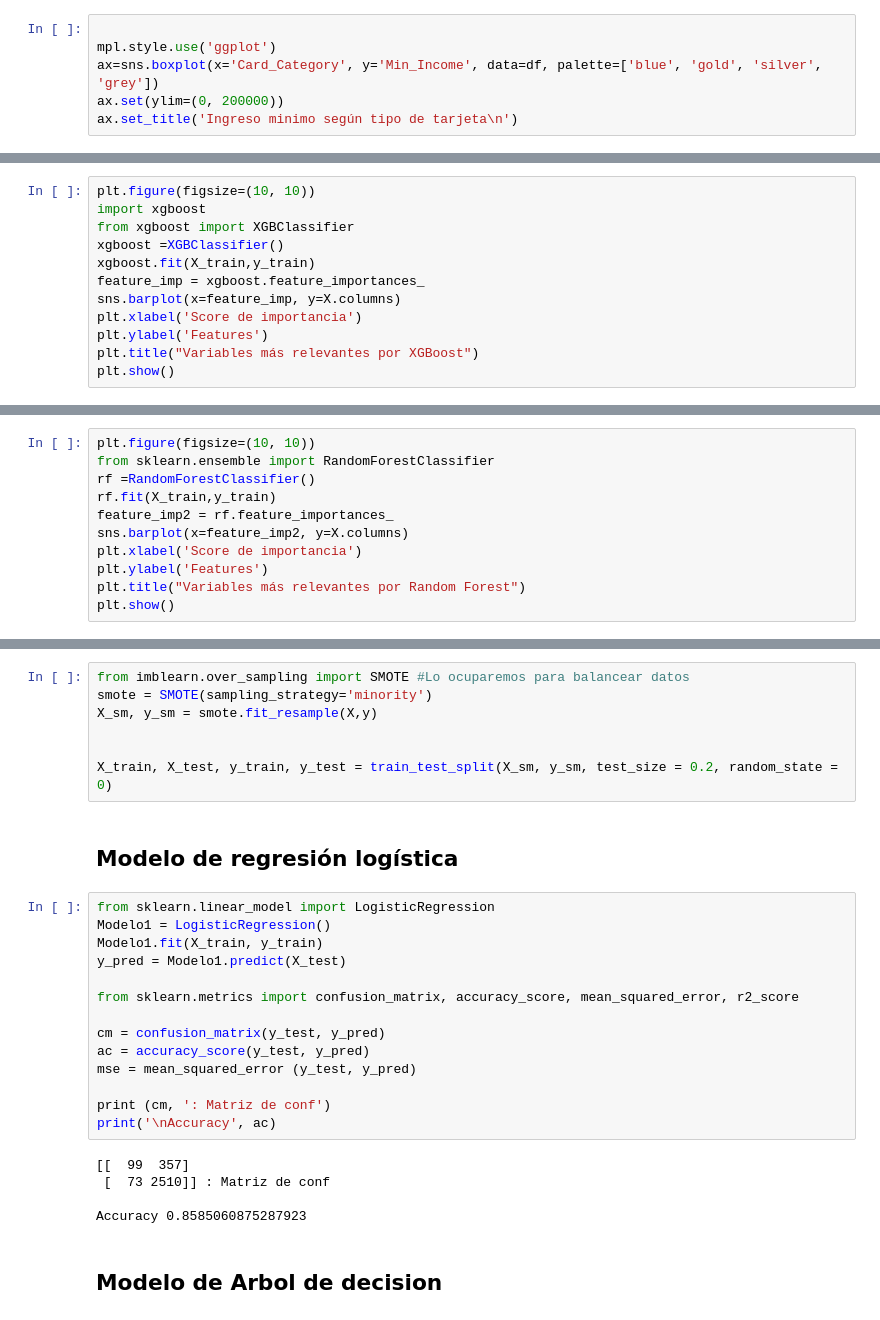
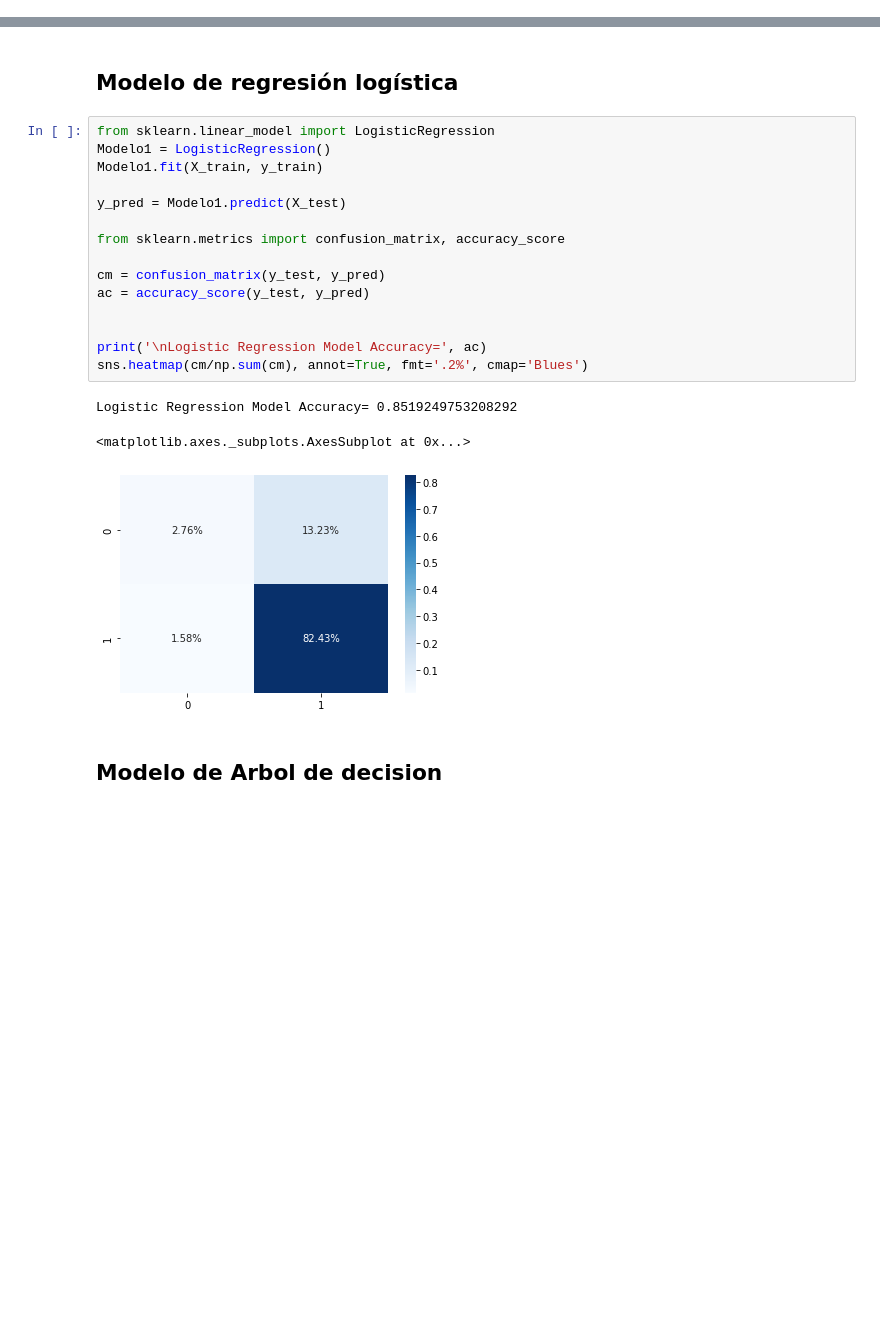
Before and after one commit to v1ctorvega/My_f1rst_DS_Project, a Jupyter notebook: Proyecto_DS_III_Victor_Torres.ipynb, the cells around one changed output, grey strips where cells are left out. Drawn from its saved outputs; the diff is of its cells as text; blank space fills up the shorter version.

```diff
--- a/Proyecto_DS_III_Victor_Torres.ipynb
+++ b/Proyecto_DS_III_Victor_Torres.ipynb
@@ -218,6 +203,0 @@ En esta gráfica se visualiza que los usuarios que se les otorga un límite de c
-# %%
-
-mpl.style.use('ggplot')
-ax=sns.boxplot(x='Card_Category', y='Min_Income', data=df, palette=['blue', 'gold', 'silver', 'grey'])
-ax.set(ylim=(0, 200000))
-ax.set_title('Ingreso minimo según tipo de tarjeta\n')
@@ -304,15 +350,3 @@ X_train, X_test, y_train, y_test = train_test_split(X, y, test_size = 0.3, rando
 X_train.shape, X_test.shape
 # %% [output]
 ((7088, 14), (3039, 14))
-# %%
-plt.figure(figsize=(10, 10))
-import xgboost
-from xgboost import XGBClassifier
-xgboost =XGBClassifier()
-xgboost.fit(X_train,y_train)
-feature_imp = xgboost.feature_importances_
-sns.barplot(x=feature_imp, y=X.columns)
-plt.xlabel('Score de importancia')
-plt.ylabel('Features')
-plt.title("Variables más relevantes por XGBoost")
-plt.show()
@@ -321,11 +352,0 @@ plt.show()
-# %%
-plt.figure(figsize=(10, 10))
-from sklearn.ensemble import RandomForestClassifier
-rf =RandomForestClassifier()
-rf.fit(X_train,y_train)
-feature_imp2 = rf.feature_importances_
-sns.barplot(x=feature_imp2, y=X.columns)
-plt.xlabel('Score de importancia')
-plt.ylabel('Features')
-plt.title("Variables más relevantes por Random Forest")
-plt.show()
@@ -339,31 +353,24 @@ Estas fueron analizadas a través de XGBoost Classifier y RandomForestClassifier
-# %%
-from imblearn.over_sampling import SMOTE #Lo ocuparemos para balancear datos
-smote = SMOTE(sampling_strategy='minority')
-X_sm, y_sm = smote.fit_resample(X,y)
-
-
-X_train, X_test, y_train, y_test = train_test_split(X_sm, y_sm, test_size = 0.2, random_state = 0)
 # %% [markdown]
 ## Modelo de regresión logística
 # %%
 from sklearn.linear_model import LogisticRegression
 Modelo1 = LogisticRegression()
 Modelo1.fit(X_train, y_train)
+
 y_pred = Modelo1.predict(X_test)
 
-from sklearn.metrics import confusion_matrix, accuracy_score, mean_squared_error, r2_score
+from sklearn.metrics import confusion_matrix, accuracy_score
 
 cm = confusion_matrix(y_test, y_pred)
 ac = accuracy_score(y_test, y_pred)
-mse = mean_squared_error (y_test, y_pred)
 
-print (cm, ': Matriz de conf')
-print('\nAccuracy', ac)
+
+print('\nLogistic Regression Model Accuracy=', ac)
+sns.heatmap(cm/np.sum(cm), annot=True, fmt='.2%', cmap='Blues')
 # %% [output]
-[[  99  357]
- [  73 2510]] : Matriz de conf
-
-Accuracy 0.8585060875287923
+Logistic Regression Model Accuracy= 0.8519249753208292
+<matplotlib.axes._subplots.AxesSubplot at 0x...>
+[figure, added]
 # %% [markdown]
 ## Modelo de Arbol de decision
 # %%
```
Also changed, not shown: parts of 33 cells of this notebook.
